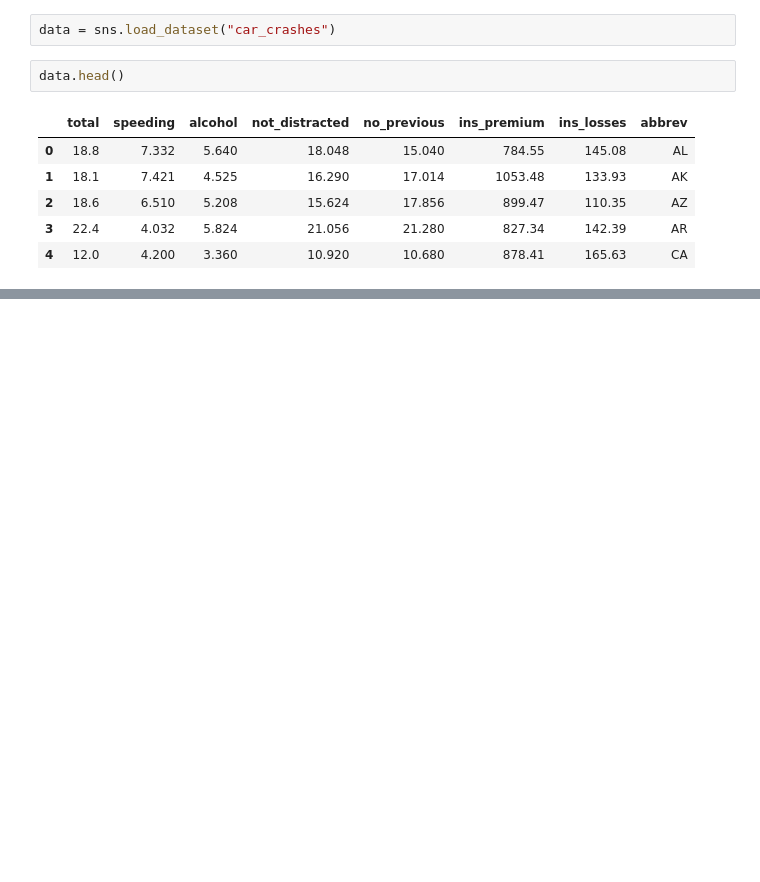
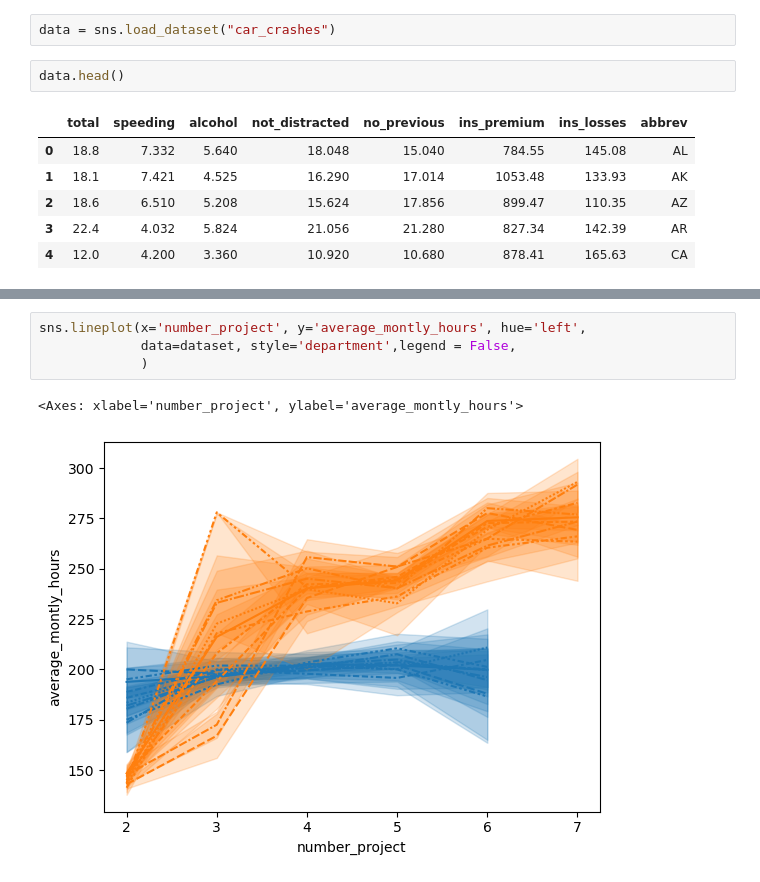
Before and after one commit to developer-satya/Machine-Learning, a Jupyter notebook: DataVisualization.ipynb, the cells around one changed output, grey strips where cells are left out. Saved outputs shown, nothing was run; the diff lists cells and outputs as text; blank space fills up the shorter version.

```diff
--- a/DataVisualization.ipynb
+++ b/DataVisualization.ipynb
@@ -20,0 +37,7 @@ sns.lineplot(x='total', y='speeding', data = data, style='abbrev')
+# %%
+sns.lineplot(x='number_project', y='average_montly_hours', hue='left',
+             data=dataset, style='department',legend = False,
+             )
+# %% [output]
+<Axes: xlabel='number_project', ylabel='average_montly_hours'>
+[figure, added]
```
Also changed, not shown: parts of 5 cells of this notebook, 2 other files.
